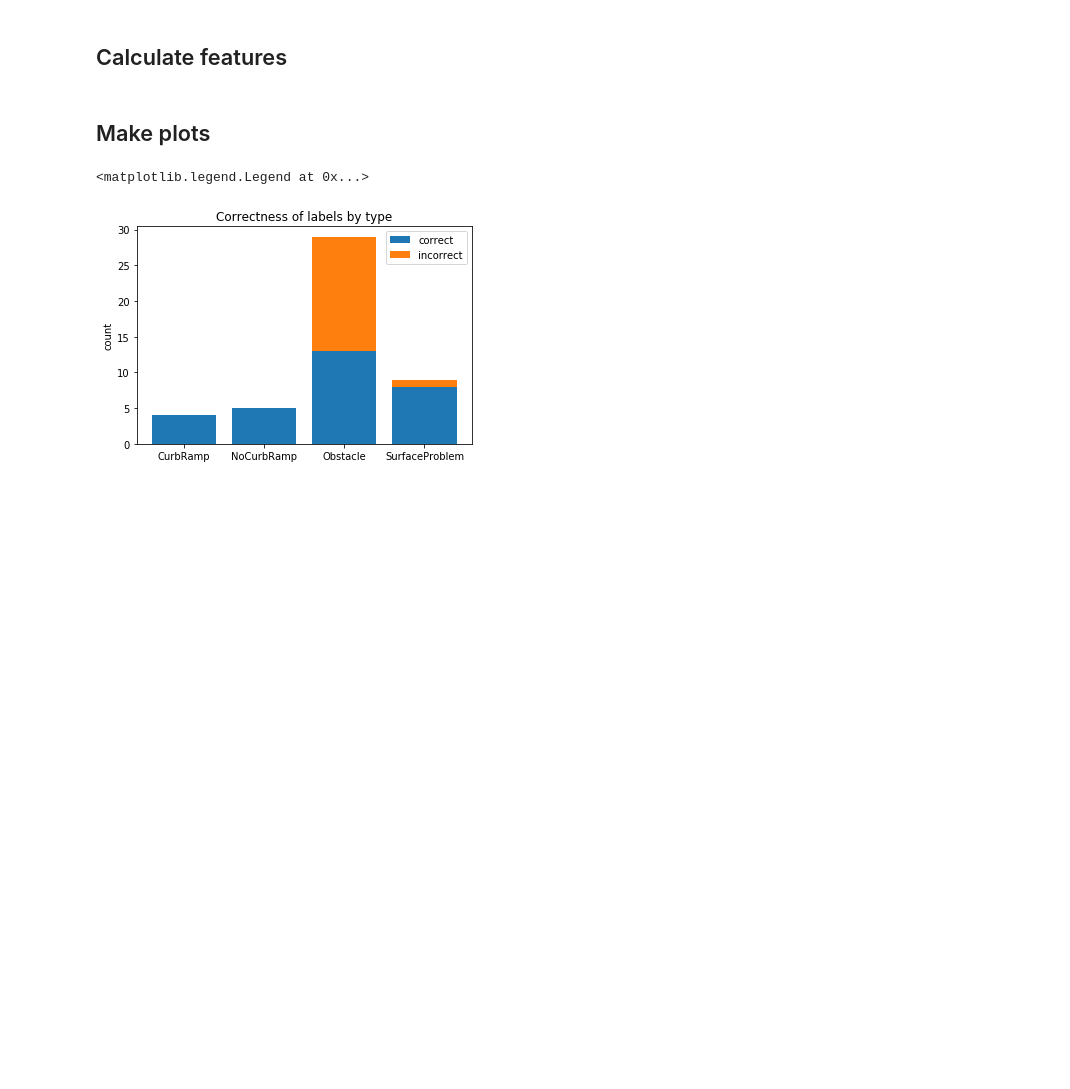
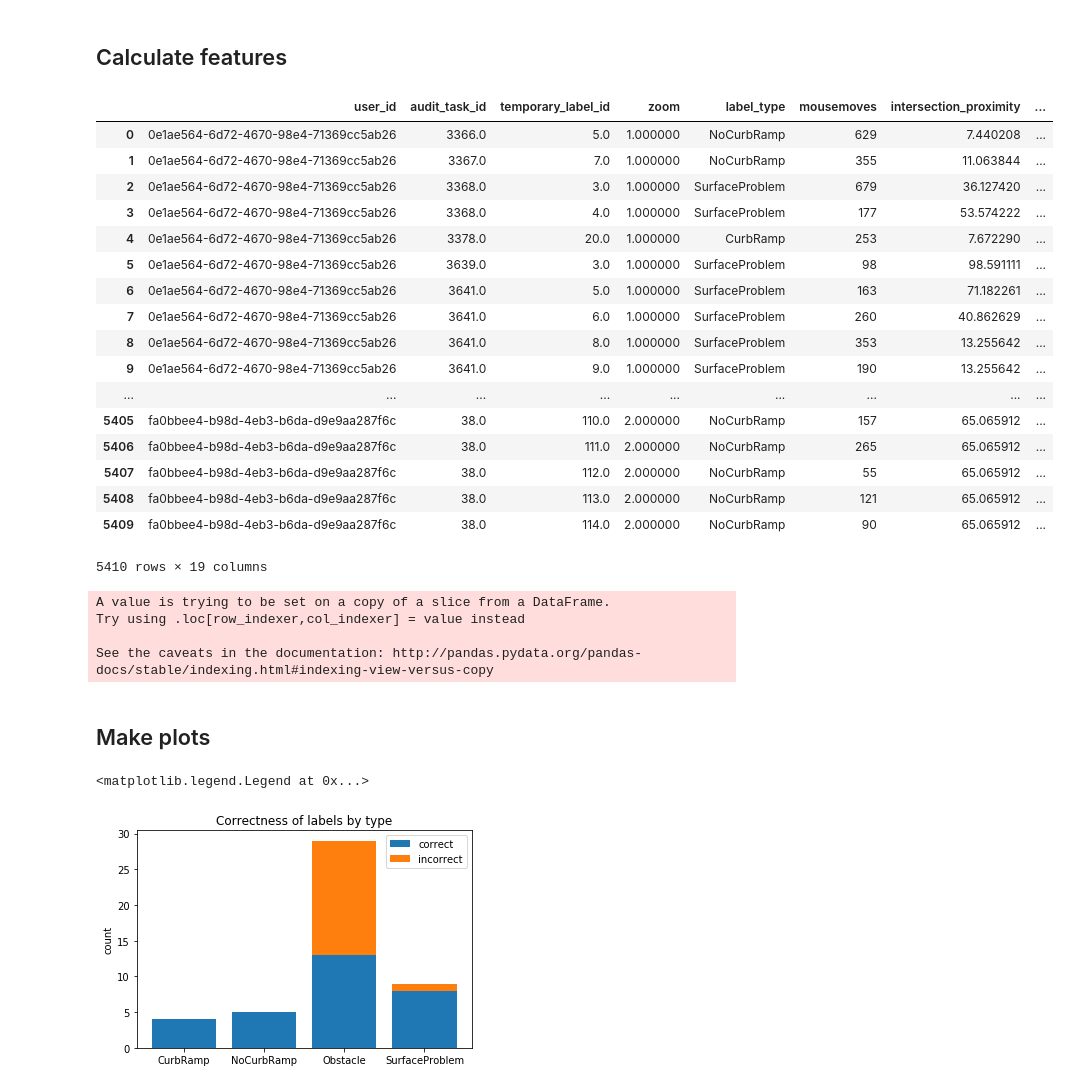
Before and after one commit to ProjectSidewalk/sidewalk-quality-analysis, a Jupyter notebook: label-quality-neil.ipynb, the cells around one changed output. Saved outputs shown, nothing was run; the diff lists cells and outputs as text; code cells hidden in the pictures; blank space fills up the shorter version.

Commit message:
add classification of turker

```diff
--- a/label-quality-neil.ipynb
+++ b/label-quality-neil.ipynb
@@ -41,5 +60,3 @@ df_interactions['timestamp'] = df_interactions['timestamp'].apply(lambda x: pars
-# %%
-df_interactions = pd.read_pickle(f'df_interactions_{crop_rows}.pickle')
 # %%
 label_correctness = pd.read_csv('ml-label-correctness.csv')
 # %%
@@ -191,11 +208,16 @@ def mouse_movement_speed(x, count=0):
         last_row = row
 
     try:
-        return total_dist / (relevant_actions['timestamp'].max() - relevant_actions['timestamp'].min()).total_seconds()
-    except ZeroDivisionError:
+        return total_dist / (np.max((relevant_actions['timestamp'].values) - np.min(relevant_actions['timestamp'].values)).total_seconds())
+    except Exception:
         return 0
 
 label_features['mouse_speed'] = interaction_groups.apply(mouse_movement_speed)
 # %%
 label_features[~np.isfinite(label_features['mouse_speed'])]['mouse_speed'] = 0
 label_features['mouse_speed'] = np.abs(label_features['mouse_speed'])
+# %%
+le = preprocessing.LabelEncoder()
+le.fit(np.unique(df_interactions['action']))
+
+label_features['sequence'] = interaction_groups.apply(lambda x: le.transform(x.action)[:500])
@@ -203,3 +228,26 @@ label_features['mouse_speed'] = np.abs(label_features['mouse_speed'])
 label_features['correct'] = label_correctness['correct'].apply(lambda x: True if x == 't' else False if x == 'f' else np.nan)
 # %%
 validated_label_features = label_features[~pd.isna(label_features['correct'])]
+# %%
+validated_label_features.reset_index(inplace=True)
+# %%
+validated_label_features
+# %% [output]
+|  | user_id | audit_task_id | temporary_label_id | zoom | label_type | mousemoves | intersection_proximity | ... |
+| 0 | 0e1ae564-6d72-4670-98e4-71369cc5ab26 | 3366.0 | 5.0 | 1.000000 | NoCurbRamp | 629 | 7.440208 | ... |
+| 1 | 0e1ae564-6d72-4670-98e4-71369cc5ab26 | 3367.0 | 7.0 | 1.000000 | NoCurbRamp | 355 | 11.063844 | ... |
+| 2 | 0e1ae564-6d72-4670-98e4-71369cc5ab26 | 3368.0 | 3.0 | 1.000000 | SurfaceProblem | 679 | 36.127420 | ... |
+| 3 | 0e1ae564-6d72-4670-98e4-71369cc5ab26 | 3368.0 | 4.0 | 1.000000 | SurfaceProblem | 177 | 53.574222 | ... |
+| 4 | 0e1ae564-6d72-4670-98e4-71369cc5ab26 | 3378.0 | 20.0 | 1.000000 | CurbRamp | 253 | 7.672290 | ... |
+| 5 | 0e1ae564-6d72-4670-98e4-71369cc5ab26 | 3639.0 | 3.0 | 1.000000 | SurfaceProblem | 98 | 98.591111 | ... |
+| 6 | 0e1ae564-6d72-4670-98e4-71369cc5ab26 | 3641.0 | 5.0 | 1.000000 | SurfaceProblem | 163 | 71.182261 | ... |
+| 7 | 0e1ae564-6d72-4670-98e4-71369cc5ab26 | 3641.0 | 6.0 | 1.000000 | SurfaceProblem | 260 | 40.862629 | ... |
+| 8 | 0e1ae564-6d72-4670-98e4-71369cc5ab26 | 3641.0 | 8.0 | 1.000000 | SurfaceProblem | 353 | 13.255642 | ... |
+| 9 | 0e1ae564-6d72-4670-98e4-71369cc5ab26 | 3641.0 | 9.0 | 1.000000 | SurfaceProblem | 190 | 13.255642 | ... |
+| ... | ... | ... | ... | ... | ... | ... | ... | ... |
+| 5405 | fa0bbee4-b98d-4eb3-b6da-d9e9aa287f6c | 38.0 | 110.0 | 2.000000 | NoCurbRamp | 157 | 65.065912 | ... |
+| 5406 | fa0bbee4-b98d-4eb3-b6da-d9e9aa287f6c | 38.0 | 111.0 | 2.000000 | NoCurbRamp | 265 | 65.065912 | ... |
+| 5407 | fa0bbee4-b98d-4eb3-b6da-d9e9aa287f6c | 38.0 | 112.0 | 2.000000 | NoCurbRamp | 55 | 65.065912 | ... |
+| 5408 | fa0bbee4-b98d-4eb3-b6da-d9e9aa287f6c | 38.0 | 113.0 | 2.000000 | NoCurbRamp | 121 | 65.065912 | ... |
+| 5409 | fa0bbee4-b98d-4eb3-b6da-d9e9aa287f6c | 38.0 | 114.0 | 2.000000 | NoCurbRamp | 90 | 65.065912 | ... |
+5410 rows × 19 columns
@@ -205,0 +256,8 @@ validated_label_features = label_features[~pd.isna(label_features['correct'])]
+# %%
+# Differentiate Turker vs. Registered
+validated_label_features['is_turker'] = validated_label_features.apply(lambda x: x['user_id'] in turkers.values, axis=1)
+# %% [output]
+A value is trying to be set on a copy of a slice from a DataFrame.
+Try using .loc[row_indexer,col_indexer] = value instead
+
+See the caveats in the documentation: http://pandas.pydata.org/pandas-docs/stable/indexing.html#indexing-view-versus-copy
```
Also changed, not shown: parts of 30 cells of this notebook.
